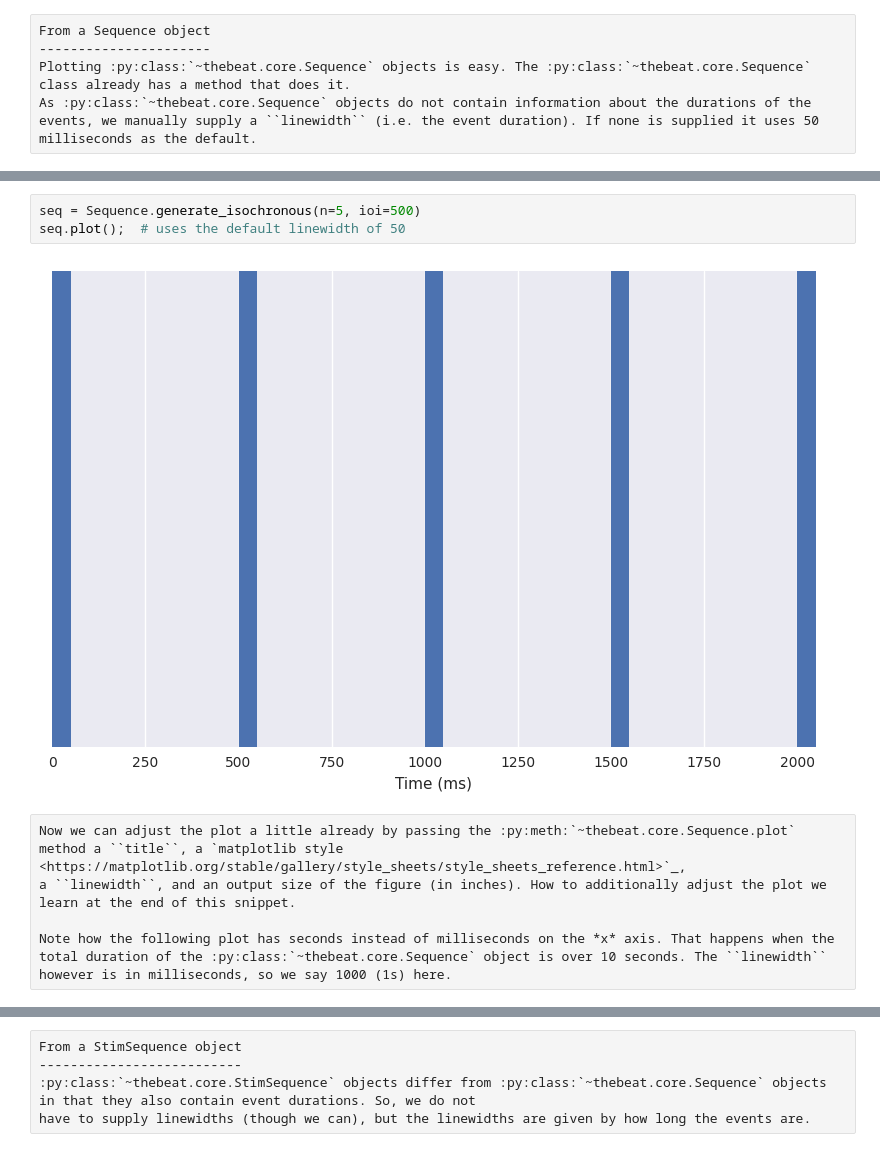
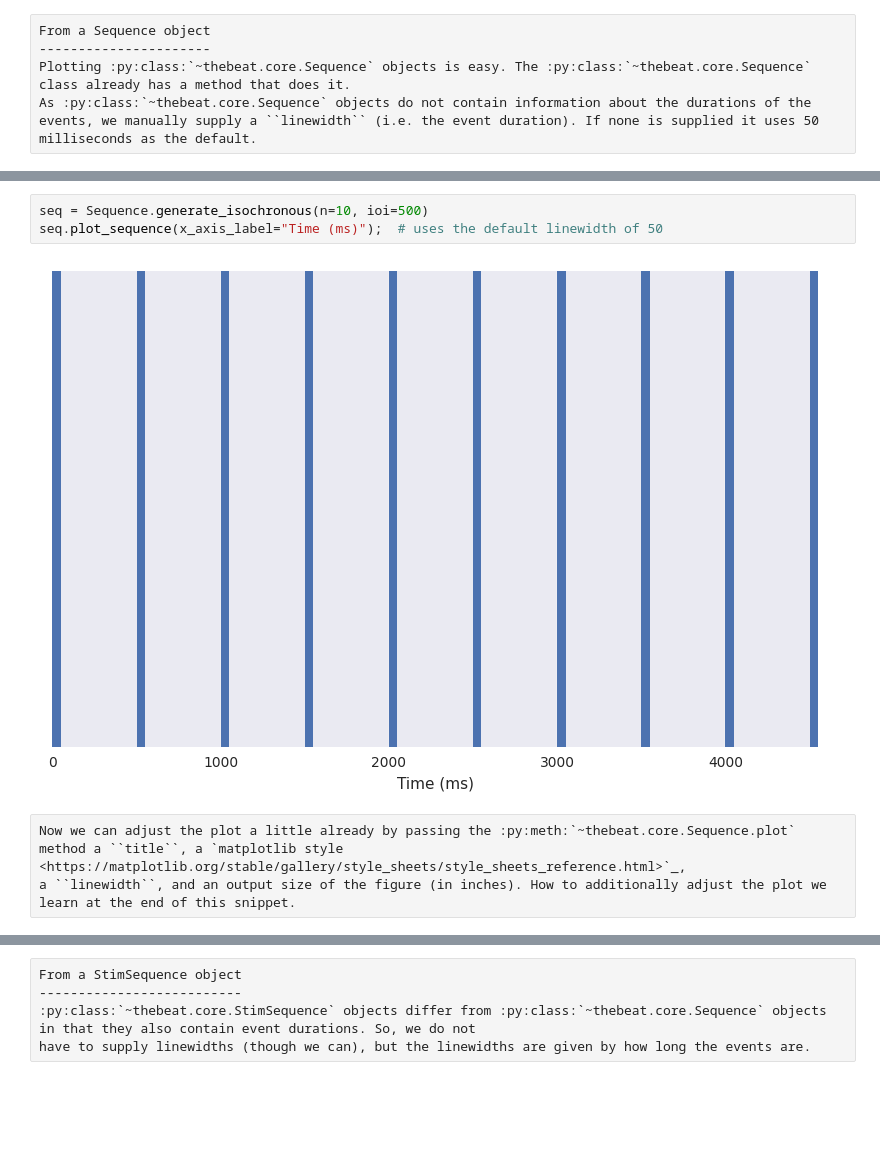
Before and after one commit to Jellevanderwerff/thebeat, a Jupyter notebook: docs/source/examples/snippets/plot_single_sequence.ipynb, the cells around one changed output, grey strips where cells are left out. Saved outputs shown, nothing was run; the diff lists cells and outputs as text; blank space fills up the shorter version.

```diff
--- a/docs/source/examples/snippets/plot_single_sequence.ipynb
+++ b/docs/source/examples/snippets/plot_single_sequence.ipynb
@@ -15,11 +25,9 @@ As :py:class:`~thebeat.core.Sequence` objects do not contain information about t
 # %%
-seq = Sequence.generate_isochronous(n=5, ioi=500)
-seq.plot();  # uses the default linewidth of 50
+seq = Sequence.generate_isochronous(n=10, ioi=500)
+seq.plot_sequence(x_axis_label="Time (ms)");  # uses the default linewidth of 50
 # %% [output]
-[figure, old version]
+[figure, new version]
 # %% [raw]
 Now we can adjust the plot a little already by passing the :py:meth:`~thebeat.core.Sequence.plot` method a ``title``, a `matplotlib style <https://matplotlib.org/stable/gallery/style_sheets/style_sheets_reference.html>`_,
 a ``linewidth``, and an output size of the figure (in inches). How to additionally adjust the plot we learn at the end of this snippet.
-
-Note how the following plot has seconds instead of milliseconds on the *x* axis. That happens when the total duration of the :py:class:`~thebeat.core.Sequence` object is over 10 seconds. The ``linewidth`` however is in milliseconds, so we say 1000 (1s) here.
 # %%
```
Also changed, not shown: parts of 9 cells of this notebook, 21 other files.
